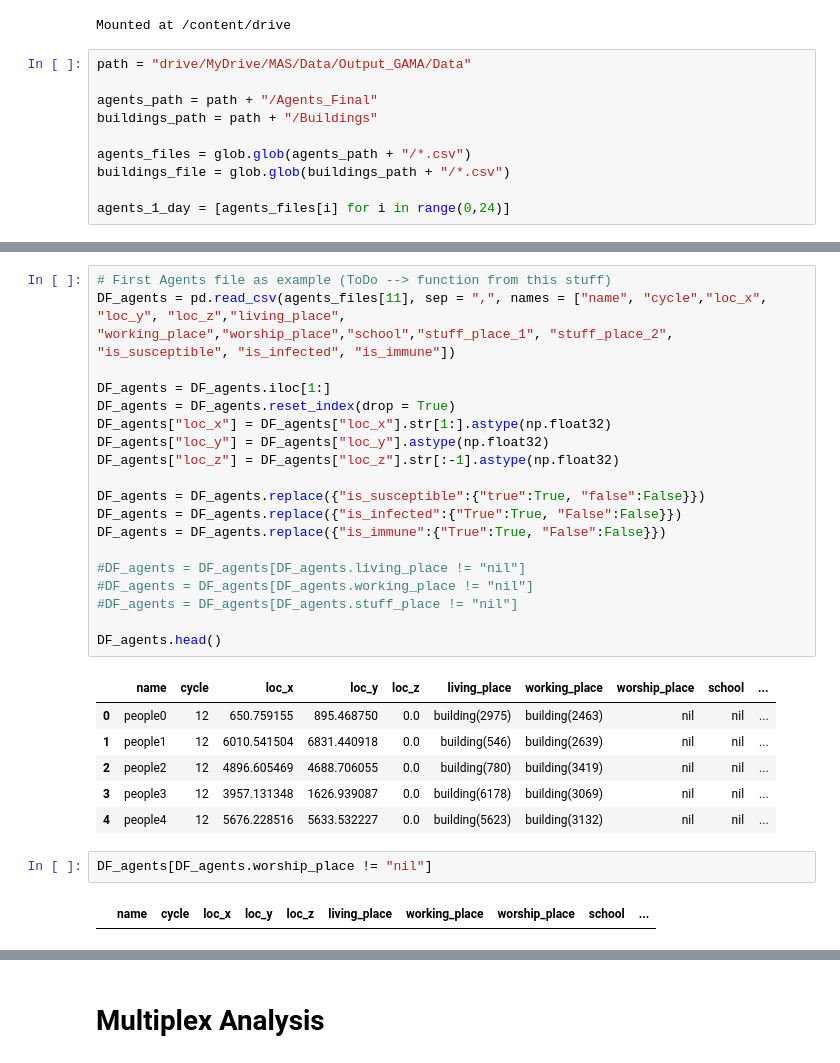
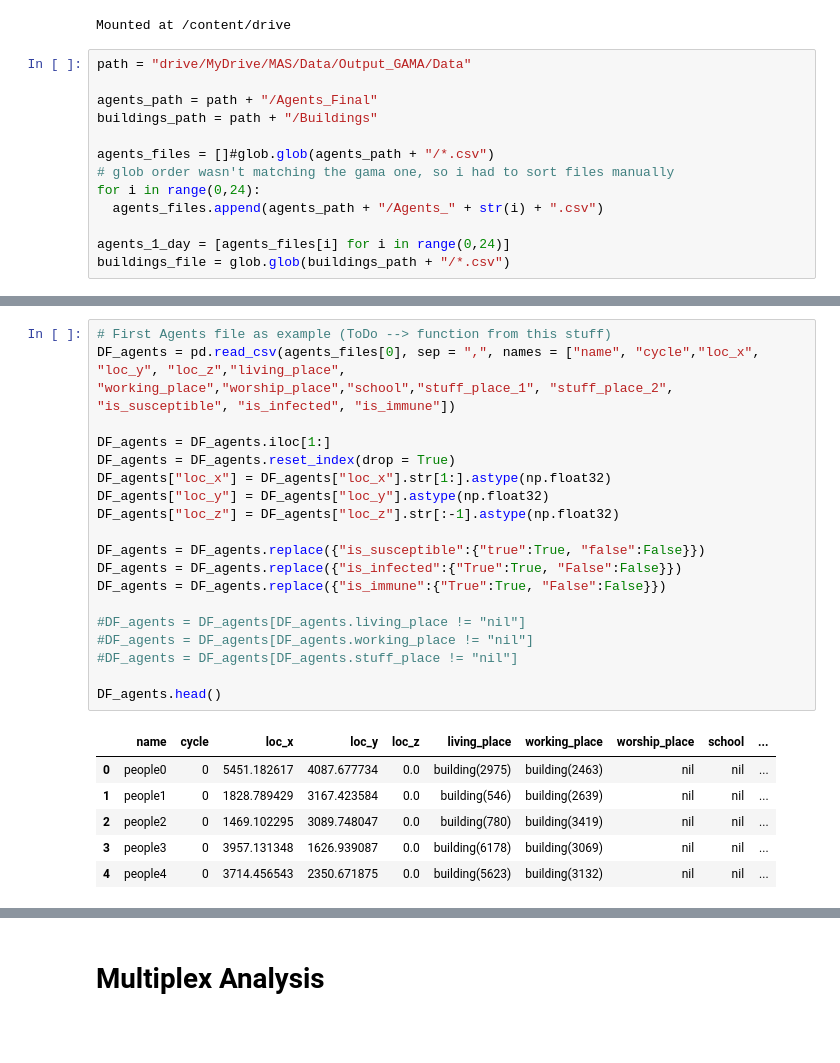
Before and after one commit to MachineLearningJournalClub/GAMELEON, a Jupyter notebook: Multiplex_Analysis.ipynb, the cells around one changed output, grey strips where cells are left out. Saved outputs shown, nothing was run; the diff lists cells and outputs as text; blank space fills up the shorter version.

```diff
--- a/Multiplex_Analysis.ipynb
+++ b/Multiplex_Analysis.ipynb
@@ -24,7 +24,10 @@ path = "drive/MyDrive/MAS/Data/Output_GAMA/Data"
 agents_path = path + "/Agents_Final"
 buildings_path = path + "/Buildings"
 
-agents_files = glob.glob(agents_path + "/*.csv")
-buildings_file = glob.glob(buildings_path + "/*.csv")
+agents_files = []#glob.glob(agents_path + "/*.csv")
+# glob order wasn't matching the gama one, so i had to sort files manually
+for i in range(0,24):
+  agents_files.append(agents_path + "/Agents_" + str(i) + ".csv")
 
 agents_1_day = [agents_files[i] for i in range(0,24)]
+buildings_file = glob.glob(buildings_path + "/*.csv")
@@ -68,32 +51,28 @@ DF_buildings.head()
 | 4 | building(4) | 4630.689941 | 8173.111816 | 0.0 |
 # %%
 # First Agents file as example (ToDo --> function from this stuff)
-DF_agents = pd.read_csv(agents_files[11], sep = ",", names = ["name", "cycle","loc_x", "loc_y", "loc_z","living_place",
+DF_agents = pd.read_csv(agents_files[0], sep = ",", names = ["name", "cycle","loc_x", "loc_y", "loc_z","living_place",
 "working_place","worship_place","school","stuff_place_1", "stuff_place_2", "is_susceptible", "is_infected", "is_immune"])
 
 DF_agents = DF_agents.iloc[1:]
 DF_agents = DF_agents.reset_index(drop = True)
 DF_agents["loc_x"] = DF_agents["loc_x"].str[1:].astype(np.float32)
 DF_agents["loc_y"] = DF_agents["loc_y"].astype(np.float32)
 DF_agents["loc_z"] = DF_agents["loc_z"].str[:-1].astype(np.float32)
 
 DF_agents = DF_agents.replace({"is_susceptible":{"true":True, "false":False}})
 DF_agents = DF_agents.replace({"is_infected":{"True":True, "False":False}})
 DF_agents = DF_agents.replace({"is_immune":{"True":True, "False":False}})
 
 #DF_agents = DF_agents[DF_agents.living_place != "nil"]
 #DF_agents = DF_agents[DF_agents.working_place != "nil"]
 #DF_agents = DF_agents[DF_agents.stuff_place != "nil"]
 
 DF_agents.head()
 # %% [output]
 |  | name | cycle | loc_x | loc_y | loc_z | living_place | working_place | worship_place | school | ... |
-| 0 | people0 | 12 | 650.759155 | 895.468750 | 0.0 | building(2975) | building(2463) | nil | nil | ... |
-| 1 | people1 | 12 | 6010.541504 | 6831.440918 | 0.0 | building(546) | building(2639) | nil | nil | ... |
-| 2 | people2 | 12 | 4896.605469 | 4688.706055 | 0.0 | building(780) | building(3419) | nil | nil | ... |
-| 3 | people3 | 12 | 3957.131348 | 1626.939087 | 0.0 | building(6178) | building(3069) | nil | nil | ... |
-| 4 | people4 | 12 | 5676.228516 | 5633.532227 | 0.0 | building(5623) | building(3132) | nil | nil | ... |
+| 0 | people0 | 0 | 5451.182617 | 4087.677734 | 0.0 | building(2975) | building(2463) | nil | nil | ... |
+| 1 | people1 | 0 | 1828.789429 | 3167.423584 | 0.0 | building(546) | building(2639) | nil | nil | ... |
+| 2 | people2 | 0 | 1469.102295 | 3089.748047 | 0.0 | building(780) | building(3419) | nil | nil | ... |
+| 3 | people3 | 0 | 3957.131348 | 1626.939087 | 0.0 | building(6178) | building(3069) | nil | nil | ... |
+| 4 | people4 | 0 | 3714.456543 | 2350.671875 | 0.0 | building(5623) | building(3132) | nil | nil | ... |
-# %%
-DF_agents[DF_agents.worship_place != "nil"]
-# %% [output]
-|  | name | cycle | loc_x | loc_y | loc_z | living_place | working_place | worship_place | school | ... |
```
Also changed, not shown: parts of 37 cells of this notebook.
